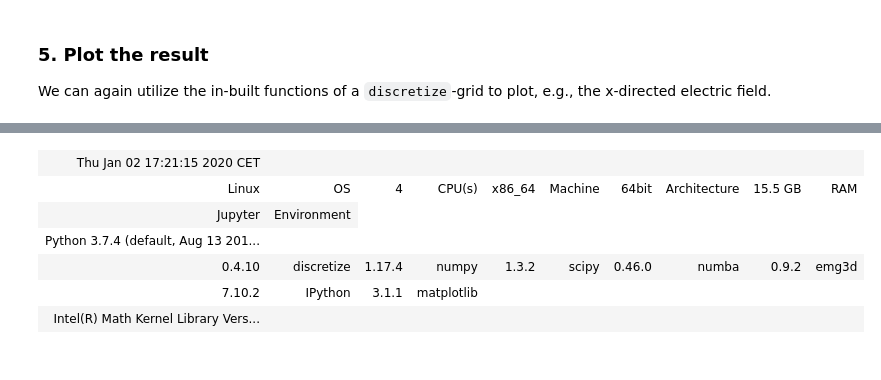
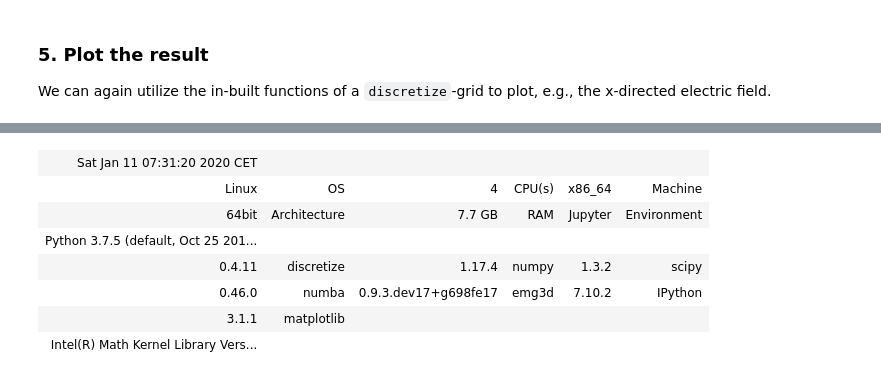
Before and after one commit to emsig/emg3d-examples, a Jupyter notebook: 0a_Minimum_working_example.ipynb, the cells around one changed output, grey strips where cells are left out. Cells and saved outputs as stored; diff of their text form; code cells hidden in the pictures.

Commit message:
Update discretize

```diff
--- a/0a_Minimum_working_example.ipynb
+++ b/0a_Minimum_working_example.ipynb
@@ -116,12 +116,13 @@ grid.plot_3d_slicer(efield.fx.ravel('F'), view='abs', vType='Ex', pcolorOpts={'n
 [interactive output not drawn]
 [interactive output not drawn]
 # %%
-emg3d.Report(discretize, 5)
+emg3d.Report(discretize)
 # %% [output]
-| Thu Jan 02 17:21:15 2020 CET |  |  |  |  |  |  |  |  |  |
-| Linux | OS | 4 | CPU(s) | x86_64 | Machine | 64bit | Architecture | 15.5 GB | RAM |
-| Jupyter | Environment |
-| Python 3.7.4 (default, Aug 13 201... |  |  |  |  |  |  |  |  |  |
-| 0.4.10 | discretize | 1.17.4 | numpy | 1.3.2 | scipy | 0.46.0 | numba | 0.9.2 | emg3d |
-| 7.10.2 | IPython | 3.1.1 | matplotlib |  |  |  |  |  |  |
-| Intel(R) Math Kernel Library Vers... |  |  |  |  |  |  |  |  |  |
+| Sat Jan 11 07:31:20 2020 CET |  |  |  |  |  |
+| Linux | OS | 4 | CPU(s) | x86_64 | Machine |
+| 64bit | Architecture | 7.7 GB | RAM | Jupyter | Environment |
+| Python 3.7.5 (default, Oct 25 201... |  |  |  |  |  |
+| 0.4.11 | discretize | 1.17.4 | numpy | 1.3.2 | scipy |
+| 0.46.0 | numba | 0.9.3.dev17+g698fe17 | emg3d | 7.10.2 | IPython |
+| 3.1.1 | matplotlib |  |  |  |  |
+| Intel(R) Math Kernel Library Vers... |  |  |  |  |  |
```
Also changed, not shown: parts of 1 cell of this notebook.
